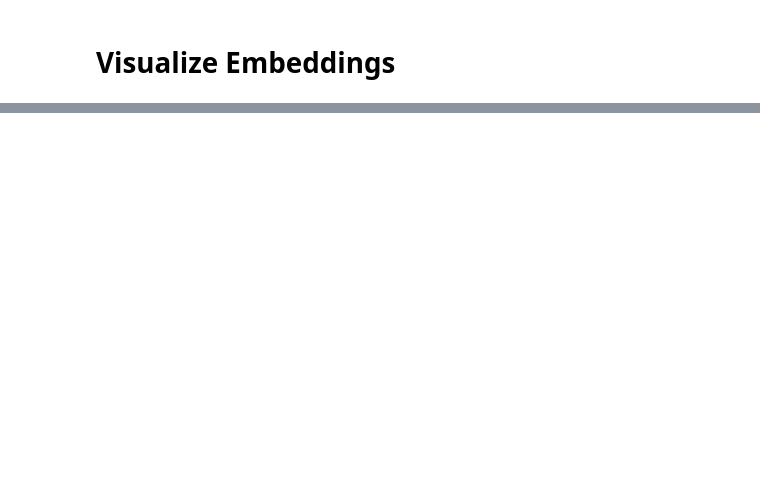
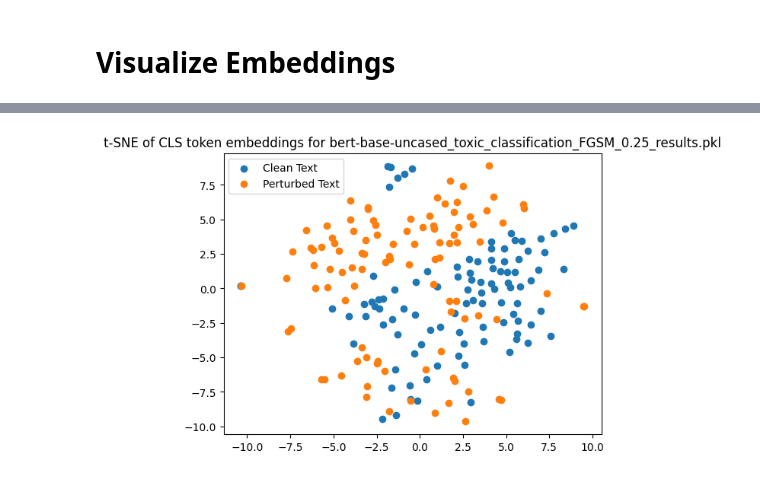
Before and after one commit to xOmer12/adv_attacks_text_classification, a Jupyter notebook: visualizations.ipynb, the cells around one changed output, grey strips where cells are left out. Saved outputs shown, nothing was run; the diff lists cells and outputs as text; code cells hidden in the pictures; blank space fills up the shorter version.

```diff
--- a/visualizations.ipynb
+++ b/visualizations.ipynb
@@ -8,0 +62,7 @@ print(result_files)
+# %%
+# load pickled results
+PGD_results = []
+for result_file in result_files:
+    if 'PGD' in result_file:
+        with open(results_path + result_file, 'rb') as f:
+            PGD_results.append(pickle.load(f))
@@ -141,0 +283,51 @@ for result, result_file in zip(results, result_files):
+# %%
+for result, result_file in zip(results, result_files):
+    all_original_text = [r for r in result]
+    all_perturbed_text = [result[r]['perturbed_text'] for r in result]
+    all_clean_labels = [result[r]['true_label'] for r in result]
+    all_perturbed_labels = [result[r]['perturbed_text_pred'] > 0.5 for r in result]
+
+    num_samples = 100
+    # sample 100 random samples
+    random_indices = np.random.choice(len(all_original_text), num_samples, replace=False)
+
+    suffix_size = 20
+    clean_text_samples = [original[:-suffix_size] for original in original_text_samples]
+    perturbed_text_samples = [all_perturbed_text[i] for i in random_indices]
+    clean_labels_samples = [all_clean_labels[i] for i in random_indices]
+    perturbed_labels_samples = [all_perturbed_labels[i] for i in random_indices]
+
+    # get embeddings of CLS token
+    original_cls_embeddings = []
+    clean_cls_embeddings = []
+    perturbed_cls_embeddings = []
+    for original_text, clean_text, perturbed_text in zip(original_text_samples, clean_text_samples, perturbed_text_samples):
+        clean_cls_embeddings.append(get_cls_token_embedding(clean_text, model, tokenizer, device))
+        perturbed_cls_embeddings.append(get_cls_token_embedding(perturbed_text, model, tokenizer, device))
+
+    # Move the tensors to the CPU and convert them to numpy arrays
+    clean_cls_embeddings = np.array([embedding.cpu().detach().numpy().squeeze() for embedding in clean_cls_embeddings])
+    perturbed_cls_embeddings = np.array([embedding.cpu().detach().numpy().squeeze() for embedding in perturbed_cls_embeddings])
+
+    # Concatenate original and perturbed embeddings
+    all_cls_embeddings = np.concatenate((clean_cls_embeddings, perturbed_cls_embeddings))
+
+    # Initialize t-SNE
+    tsne = TSNE(n_components=2, random_state=0)
+
+    # Perform t-SNE transformation
+    all_cls_embeddings_tsne = tsne.fit_transform(all_cls_embeddings)
+
+    # Split the embeddings back into original and perturbed
+    clean_cls_embeddings_tsne = all_cls_embeddings_tsne[:num_samples]
+    perturbed_cls_embeddings_tsne = all_cls_embeddings_tsne[num_samples:]
+
+    # plot
+    fig, ax = plt.subplots()
+    ax.scatter(clean_cls_embeddings_tsne[:, 0], clean_cls_embeddings_tsne[:, 1], label='Clean Text')
+    ax.scatter(perturbed_cls_embeddings_tsne[:, 0], perturbed_cls_embeddings_tsne[:, 1], label='Perturbed Text')
+    ax.legend()
+    ax.set_title('t-SNE of CLS token embeddings for ' + result_file)
+    plt.show()
+# %% [output]
+[figure, added]
```
Also changed, not shown: parts of 12 cells of this notebook, 4 other files.
